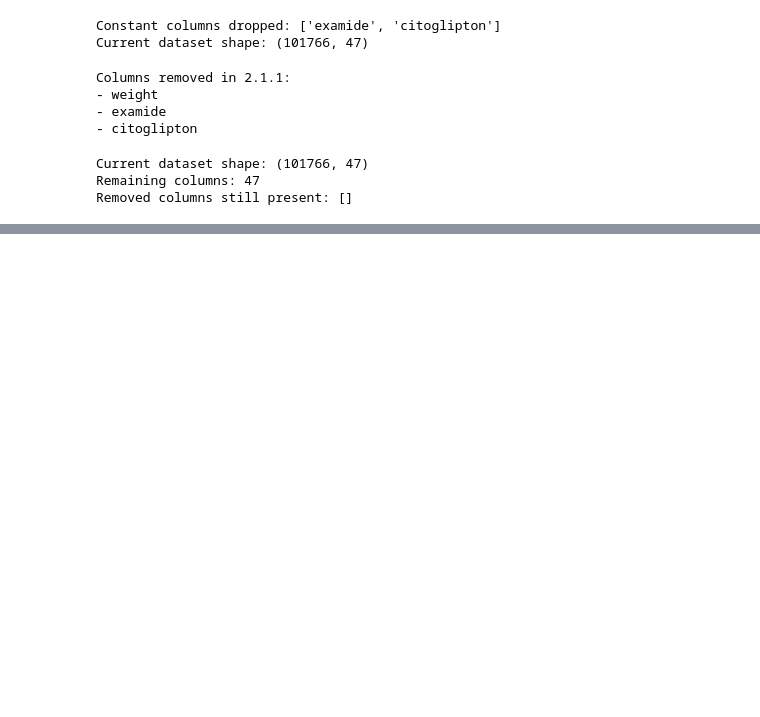
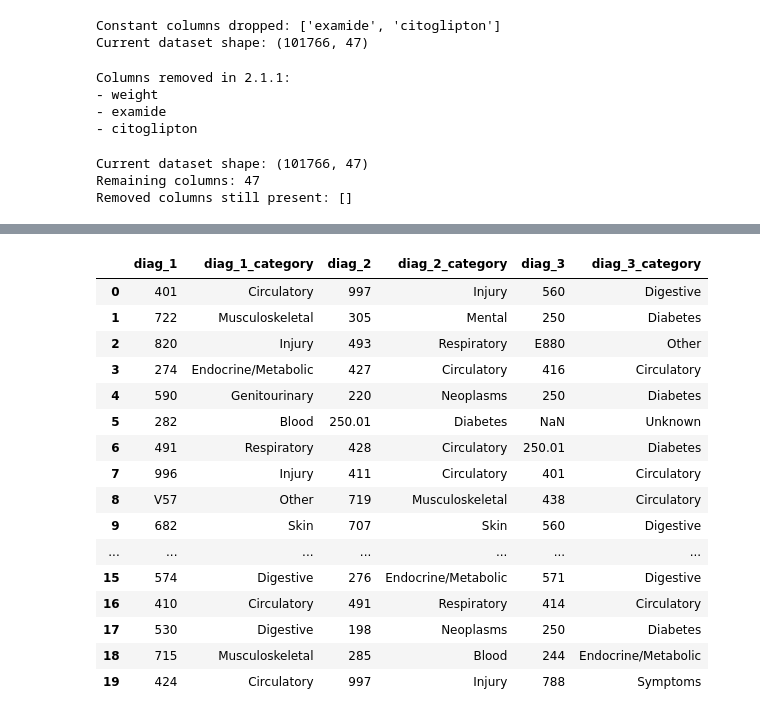
Before and after one commit to mithun6gowda/hospital-readmission-prediction, a Jupyter notebook: data_preparation.ipynb, the cells around one changed output, grey strips where cells are left out. Cells and saved outputs as stored; diff of their text form; code cells hidden in the pictures; blank space fills up the shorter version.

```diff
--- a/data_preparation.ipynb
+++ b/data_preparation.ipynb
@@ -757,0 +1126,10 @@ Removed columns still present: []
+# %%
+# Inspect diagnosis columns
+
+diagnosis_columns = [
+    "diag_1",
+    "diag_2",
+    "diag_3"
+]
+
+df[diagnosis_columns].head(10)
@@ -757,0 +1148,9 @@ Removed columns still present: []
+# %%
+# Number of unique diagnosis codes
+
+for col in diagnosis_columns:
+    print(
+        f"{col}:",
+        df[col].nunique(dropna=True),
+        "unique codes"
+    )
@@ -757,0 +1318,40 @@ Removed columns still present: []
+# %%
+# Create grouped diagnosis categories
+
+for col in diagnosis_columns:
+    new_col = f"{col}_category"
+
+    df[new_col] = df[col].apply(
+        icd9_to_category
+    )
+# %%
+# Inspect original and grouped diagnosis columns
+
+df[
+    [
+        "diag_1",
+        "diag_1_category",
+        "diag_2",
+        "diag_2_category",
+        "diag_3",
+        "diag_3_category"
+    ]
+].head(20)
+# %% [output]
+|  | diag_1 | diag_1_category | diag_2 | diag_2_category | diag_3 | diag_3_category |
+| 0 | 401 | Circulatory | 997 | Injury | 560 | Digestive |
+| 1 | 722 | Musculoskeletal | 305 | Mental | 250 | Diabetes |
+| 2 | 820 | Injury | 493 | Respiratory | E880 | Other |
+| 3 | 274 | Endocrine/Metabolic | 427 | Circulatory | 416 | Circulatory |
+| 4 | 590 | Genitourinary | 220 | Neoplasms | 250 | Diabetes |
+| 5 | 282 | Blood | 250.01 | Diabetes | NaN | Unknown |
+| 6 | 491 | Respiratory | 428 | Circulatory | 250.01 | Diabetes |
+| 7 | 996 | Injury | 411 | Circulatory | 401 | Circulatory |
+| 8 | V57 | Other | 719 | Musculoskeletal | 438 | Circulatory |
+| 9 | 682 | Skin | 707 | Skin | 560 | Digestive |
+| ... | ... | ... | ... | ... | ... | ... |
+| 15 | 574 | Digestive | 276 | Endocrine/Metabolic | 571 | Digestive |
+| 16 | 410 | Circulatory | 491 | Respiratory | 414 | Circulatory |
+| 17 | 530 | Digestive | 198 | Neoplasms | 250 | Diabetes |
+| 18 | 715 | Musculoskeletal | 285 | Blood | 244 | Endocrine/Metabolic |
+| 19 | 424 | Circulatory | 997 | Injury | 788 | Symptoms |
```
Also changed, not shown: parts of 26 cells of this notebook.
